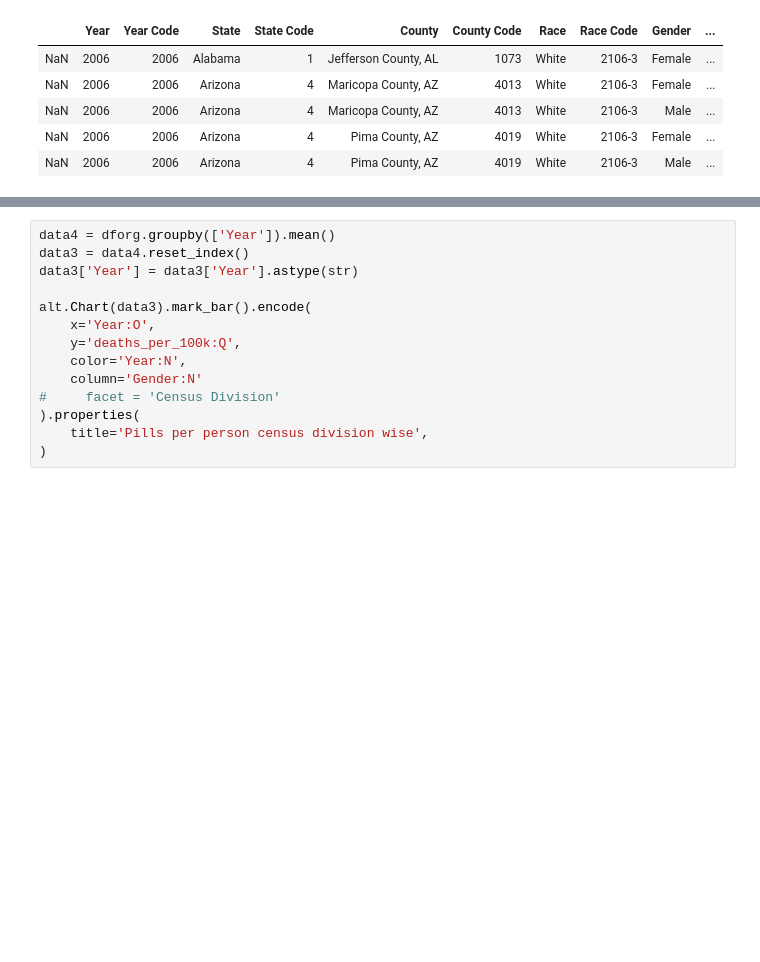
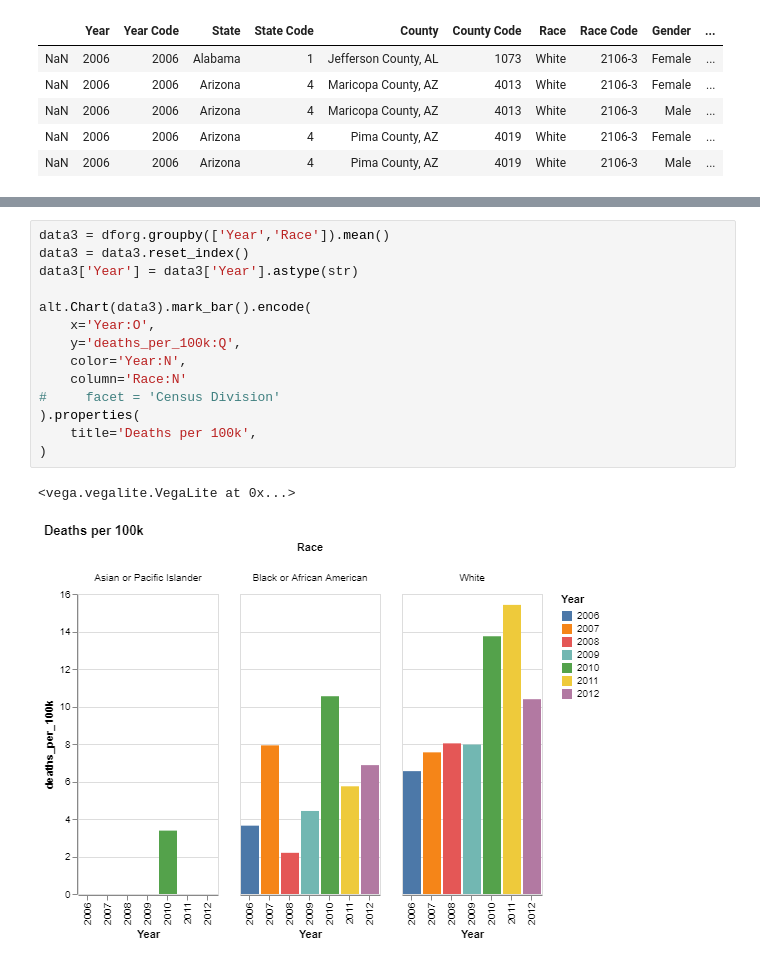
Before and after one commit to sdasara95/Opioid-Crisis, a Jupyter notebook: lineplot.ipynb, the cells around one changed output, grey strips where cells are left out. Drawn from its saved outputs; the diff is of its cells as text; blank space fills up the shorter version.

```diff
--- a/lineplot.ipynb
+++ b/lineplot.ipynb
@@ -191,14 +223,17 @@ alt.Chart(data3).mark_bar().encode(
 # %%
-data4 = dforg.groupby(['Year']).mean()
-data3 = data4.reset_index()
+data3 = dforg.groupby(['Year','Race']).mean()
+data3 = data3.reset_index()
 data3['Year'] = data3['Year'].astype(str)
 
 alt.Chart(data3).mark_bar().encode(
     x='Year:O',
     y='deaths_per_100k:Q',
     color='Year:N',
-    column='Gender:N'
+    column='Race:N'
 #     facet = 'Census Division'
 ).properties(
-    title='Pills per person census division wise',
+    title='Deaths per 100k',
 )
+# %% [output]
+<vega.vegalite.VegaLite at 0x...>
+[figure, added]
```
Also changed, not shown: parts of 6 cells of this notebook, 5 other files.
